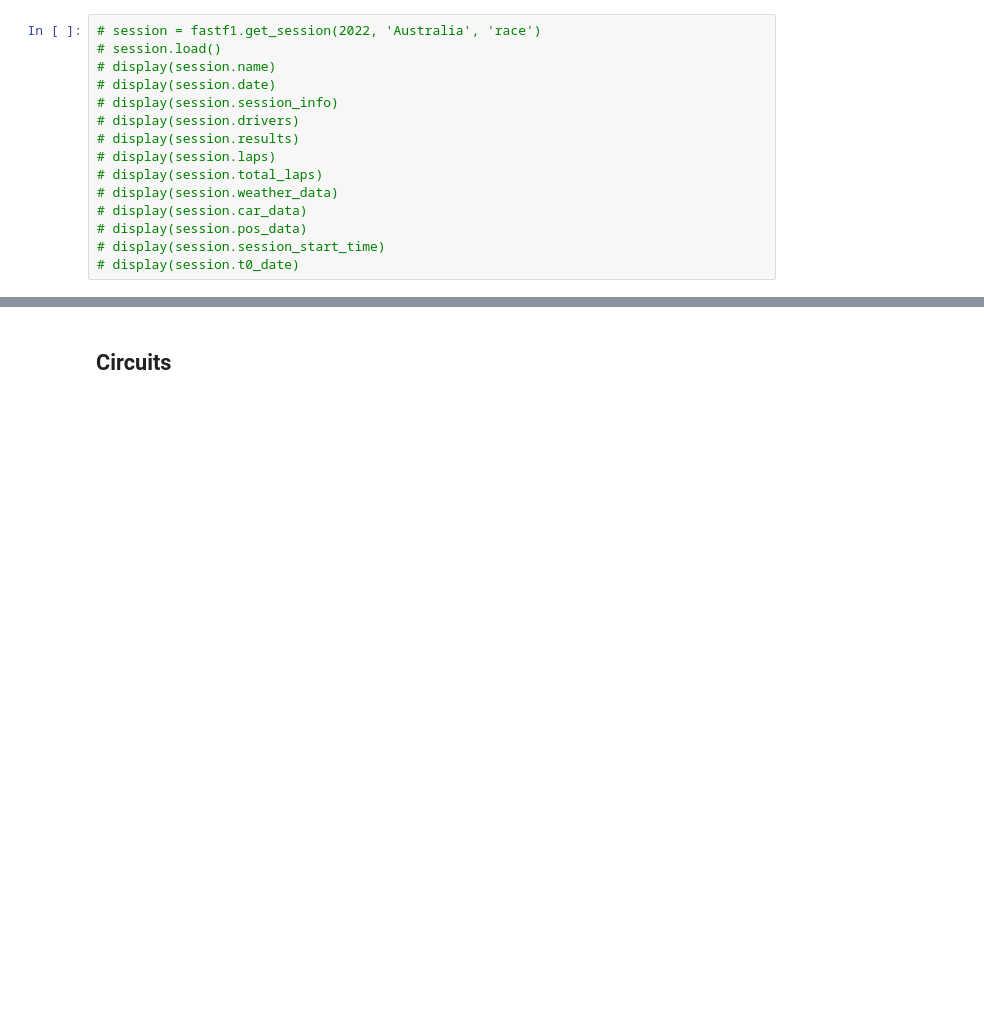
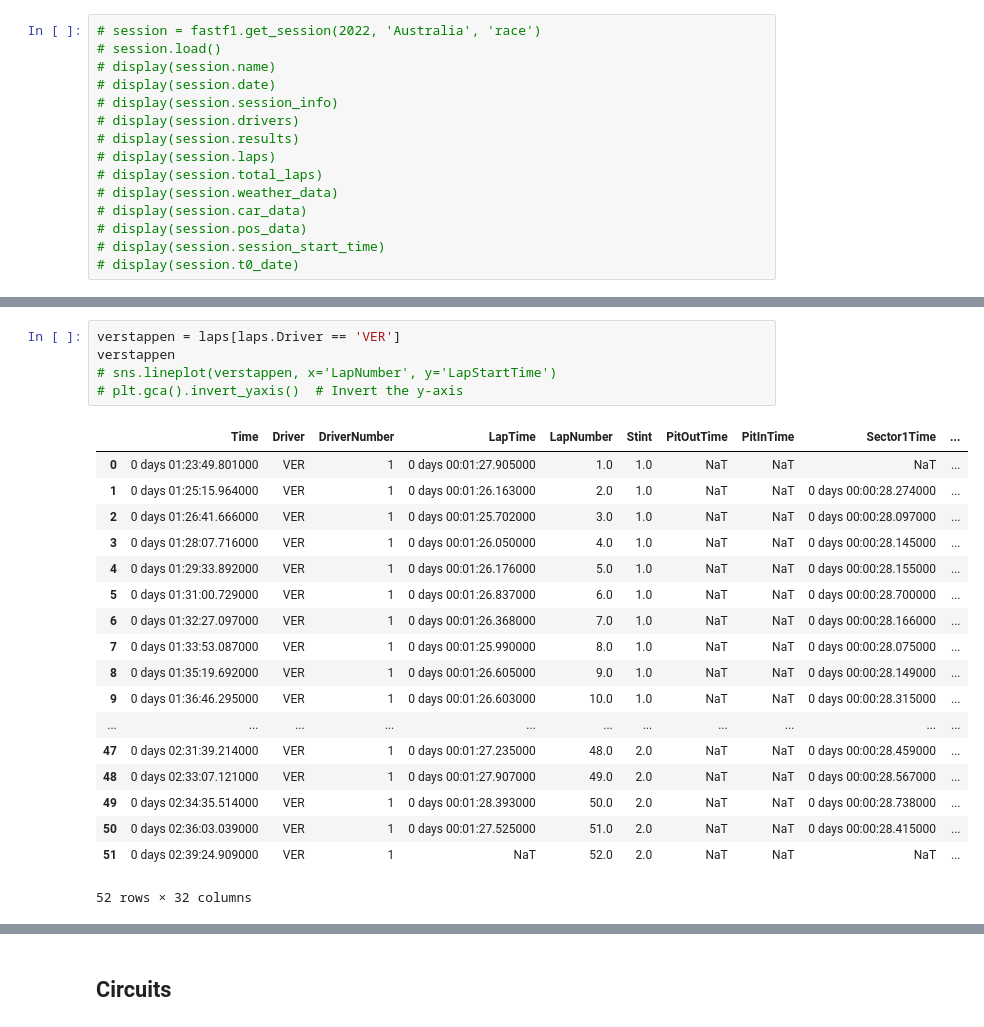
Before and after one commit to n8taylor/cs5830_final_project, a Jupyter notebook: finalProject.ipynb, the cells around one changed output, grey strips where cells are left out. Saved outputs shown, nothing was run; the diff lists cells and outputs as text; blank space fills up the shorter version.

```diff
--- a/finalProject.ipynb
+++ b/finalProject.ipynb
@@ -35,0 +122,24 @@ import fastf1
+# %%
+verstappen = laps[laps.Driver == 'VER']
+verstappen
+# sns.lineplot(verstappen, x='LapNumber', y='LapStartTime')
+# plt.gca().invert_yaxis()  # Invert the y-axis
+# %% [output]
+|  | Time | Driver | DriverNumber | LapTime | LapNumber | Stint | PitOutTime | PitInTime | Sector1Time | ... |
+| 0 | 0 days 01:23:49.801000 | VER | 1 | 0 days 00:01:27.905000 | 1.0 | 1.0 | NaT | NaT | NaT | ... |
+| 1 | 0 days 01:25:15.964000 | VER | 1 | 0 days 00:01:26.163000 | 2.0 | 1.0 | NaT | NaT | 0 days 00:00:28.274000 | ... |
+| 2 | 0 days 01:26:41.666000 | VER | 1 | 0 days 00:01:25.702000 | 3.0 | 1.0 | NaT | NaT | 0 days 00:00:28.097000 | ... |
+| 3 | 0 days 01:28:07.716000 | VER | 1 | 0 days 00:01:26.050000 | 4.0 | 1.0 | NaT | NaT | 0 days 00:00:28.145000 | ... |
+| 4 | 0 days 01:29:33.892000 | VER | 1 | 0 days 00:01:26.176000 | 5.0 | 1.0 | NaT | NaT | 0 days 00:00:28.155000 | ... |
+| 5 | 0 days 01:31:00.729000 | VER | 1 | 0 days 00:01:26.837000 | 6.0 | 1.0 | NaT | NaT | 0 days 00:00:28.700000 | ... |
+| 6 | 0 days 01:32:27.097000 | VER | 1 | 0 days 00:01:26.368000 | 7.0 | 1.0 | NaT | NaT | 0 days 00:00:28.166000 | ... |
+| 7 | 0 days 01:33:53.087000 | VER | 1 | 0 days 00:01:25.990000 | 8.0 | 1.0 | NaT | NaT | 0 days 00:00:28.075000 | ... |
+| 8 | 0 days 01:35:19.692000 | VER | 1 | 0 days 00:01:26.605000 | 9.0 | 1.0 | NaT | NaT | 0 days 00:00:28.149000 | ... |
+| 9 | 0 days 01:36:46.295000 | VER | 1 | 0 days 00:01:26.603000 | 10.0 | 1.0 | NaT | NaT | 0 days 00:00:28.315000 | ... |
+| ... | ... | ... | ... | ... | ... | ... | ... | ... | ... | ... |
+| 47 | 0 days 02:31:39.214000 | VER | 1 | 0 days 00:01:27.235000 | 48.0 | 2.0 | NaT | NaT | 0 days 00:00:28.459000 | ... |
+| 48 | 0 days 02:33:07.121000 | VER | 1 | 0 days 00:01:27.907000 | 49.0 | 2.0 | NaT | NaT | 0 days 00:00:28.567000 | ... |
+| 49 | 0 days 02:34:35.514000 | VER | 1 | 0 days 00:01:28.393000 | 50.0 | 2.0 | NaT | NaT | 0 days 00:00:28.738000 | ... |
+| 50 | 0 days 02:36:03.039000 | VER | 1 | 0 days 00:01:27.525000 | 51.0 | 2.0 | NaT | NaT | 0 days 00:00:28.415000 | ... |
+| 51 | 0 days 02:39:24.909000 | VER | 1 | NaT | 52.0 | 2.0 | NaT | NaT | NaT | ... |
+52 rows × 32 columns
```
Also changed, not shown: parts of 9 cells of this notebook.
